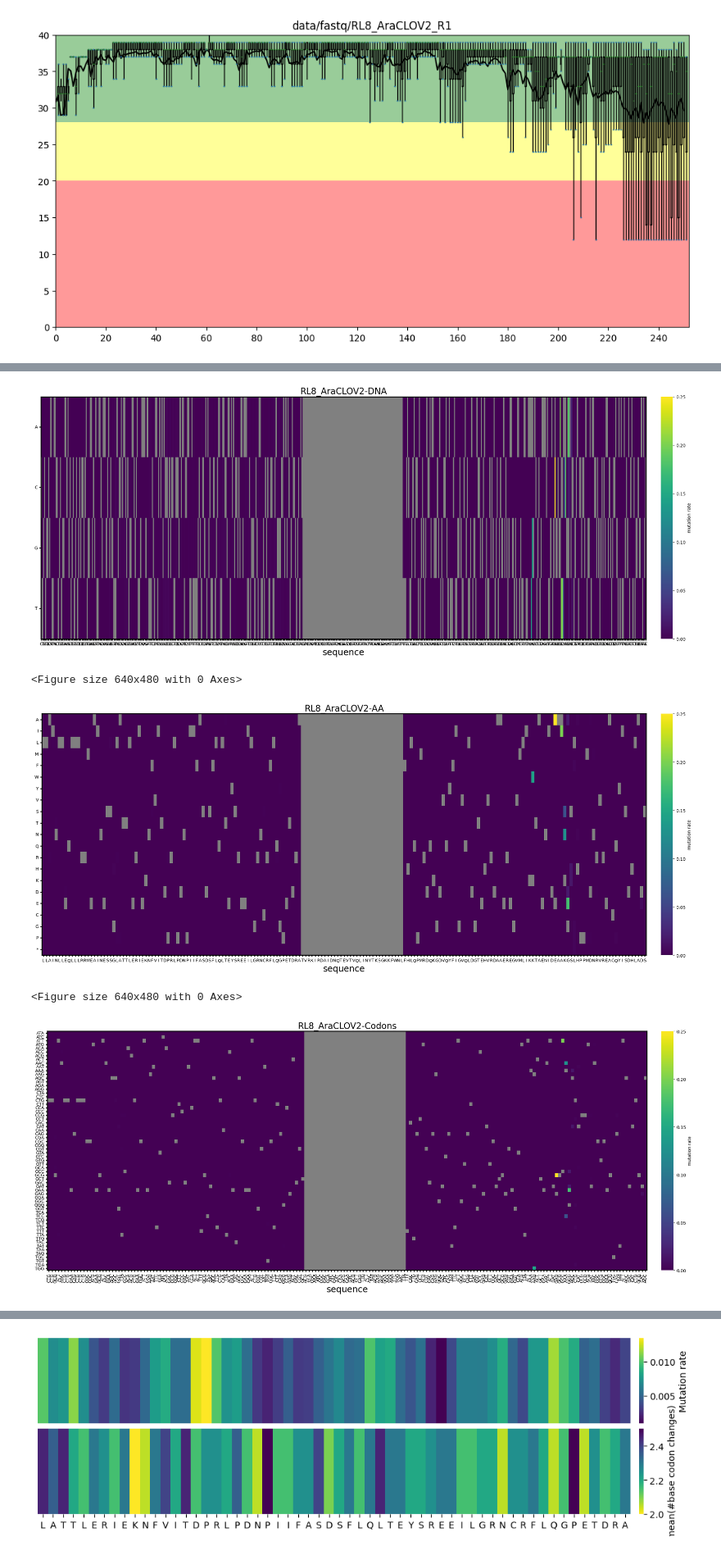
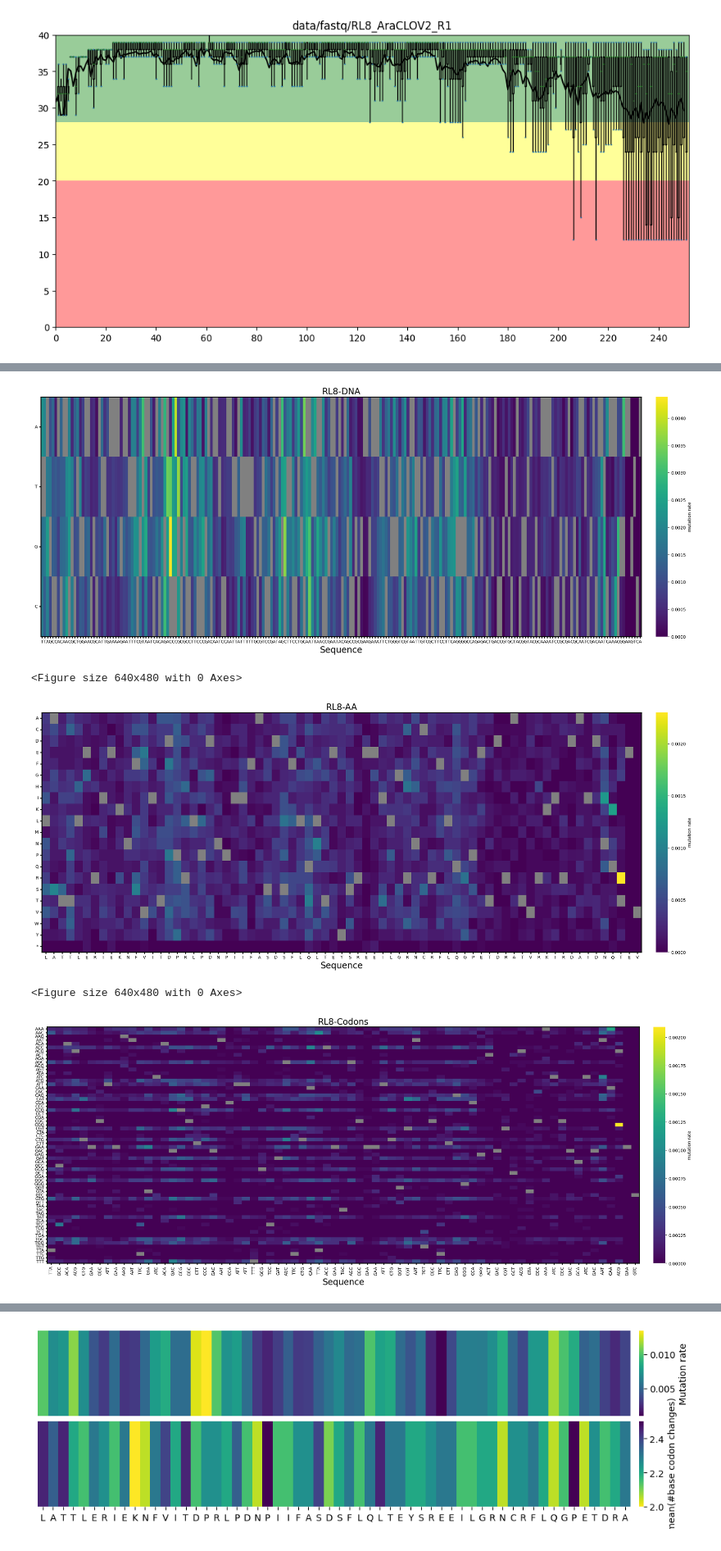
Before and after one commit to AliceHovsepyan/pogo_pance_draft, a Jupyter notebook: DMS_analysis.ipynb, the cells around one changed output, grey strips where cells are left out. Shown at 82% size. Cells and saved outputs as stored; diff of their text form; code cells hidden in the pictures.

```diff
--- a/DMS_analysis.ipynb
+++ b/DMS_analysis.ipynb
@@ -106,6 +107,6 @@ amplicon_DNA_seq = "CTGCTGGCGATTAACCTGCTGGAACAGCTGCTGCTGCGCCGCATGGAAGCGATTAACGAA
 amplicon_AA_seq = translate_dna2aa(amplicon_DNA_seq)
-catch_left = "AAGGA" # first of sequence added to catch left to make sure of starting before the triplet
-catch_right = "ATGAT" # last of sequence added to catch right to make sure of ending after the triplet
+catch_left = ""#"AAGGA" # first of sequence added to catch left to make sure of starting before the triplet
+catch_right = ""#"ATGAT" # last of sequence added to catch right to make sure of ending after the triplet
 
 genetic_code = {
   'ATA': 'I', 'ATC': 'I', 'ATT': 'I', 'ATG': 'M',
@@ -385,24 +376,28 @@ amplicon_DNA
 # %%
 ### set parameters
 base_dir = os.getcwd()
-variant = "RL8_AraCLOV2"
-name = "RL8_AraCLOV2"
+variant = "RL8"
+name = "RL8"
 n_mut_treshold = 10
 FigFolder =None# f"{base_dir}/output/{name}/R1"
-use_rev_read = True
+use_rev_read = False
 use_forward_read = True
 arbitrary_cutoff_a = False
 arbitrary_cutoff_b = False
-amplicon_AA =amplicon_AA_seq# translate_dna2aa(amplicon_DNA) #LOV#LOV#amplicon_AA_seq
-amplicon_DNA = amplicon_DNA_seq# amplicon_DNA_corrected #LOV_gene_corrected
+amplicon_AA =LOV#translate_dna2aa(amplicon_DNA_corrected) # translate_dna2aa(amplicon_DNA) #LOV#LOV#amplicon_AA_seq
+amplicon_DNA =LOV_gene_corrected# amplicon_DNA_corrected# amplicon_DNA_corrected #LOV_gene_corrected
 #LOV_gene_corrected #amplicon_DNA_seq
+catch_left=catch_left
+catch_right=catch_right
 
 
+a_seq, b_seq= read_sequences(variant = variant, arbitrary_cutoff_a = arbitrary_cutoff_a, arbitrary_cutoff_b = arbitrary_cutoff_b, catch_left=catch_left, catch_right=catch_right)
+a_seq, b_seq = read_filtering(a_seq, b_seq, ref = amplicon_DNA, catch_left=catch_left, catch_right=catch_right, n_mut_treshold = n_mut_treshold)
 # if not os.path.exists(FigFolder):
 #     os.makedirs(FigFolder)
 
 ## read sequences
-seq_variants = process_reads(ref_prot=amplicon_AA, ref_gene = amplicon_DNA, variants = [variant], use_rev_read=use_rev_read, use_forward_read=use_forward_read, arbitrary_cutoff_a=arbitrary_cutoff_a, arbitrary_cutoff_b=arbitrary_cutoff_b, n_mut_treshold = n_mut_treshold, filter_for_n_mut=True, catch_left= catch_left, catch_right=catch_right, codons = codons)
+seq_variants = process_reads(ref_prot=amplicon_AA, ref_gene = amplicon_DNA, variants = [variant], use_rev_read=use_rev_read, use_forward_read=use_forward_read, arbitrary_cutoff_a=arbitrary_cutoff_a, arbitrary_cutoff_b=arbitrary_cutoff_b, n_mut_treshold = n_mut_treshold, filter_for_n_mut=True, catch_left= catch_left, catch_right=catch_right)
 
 seq_variants["DNA"] = pd.DataFrame.from_dict(seq_variants[variant]["DNA"])
 if not use_forward_read or not use_rev_read:
@@ -422,3 +428 @@ total reverse reads after filtering 52854
 Done: RL8_AraCLOV2
-# %%
-seq_variants["DNA"] = pd.DataFrame.from_dict(seq_variants[variant]["DNA"])
@@ -581,24 +534,23 @@ DNA_relative
 # %%
 ## plot mutation enrichment on DNA, AA and Codon level
-DNA_relative = seq_variants['DNA']/seq_variants['DNA'].sum()
-if not use_forward_read:
-    DNA_relative.dropna(axis = 1, inplace=True)
-plot_mutation_enrichment(DNA_relative, name =  f'{name}-DNA', reverse= not use_forward_read, data_type = "DNA", ref_seq=amplicon_DNA, fig_folder=FigFolder)
+FigFolder = None
+DNA_counts, DNA_relative = mask_ref_in_variants_df(seq_variants["DNA"], amplicon_DNA,data_type="DNA", reverse = not use_forward_read)
+# if not use_forward_read:
+#     DNA_relative.dropna(axis = 1, inplace=True)
+plot_mutation_enrichment(variants_df=DNA_relative, samplename =  f'{name}-DNA', data_type = "DNA", ref_seq=amplicon_DNA[:DNA_relative.shape[1]], FigFolder=FigFolder)
 
-AA_relative = seq_variants['AA']/seq_variants['AA'].sum()
-if not use_forward_read:
-    AA_relative.dropna(axis = 1, inplace=True)
-plot_mutation_enrichment(AA_relative, f'{name}-AA',ref_seq=amplicon_AA,data_type = "AA", reverse = not use_forward_read, fig_folder=FigFolder)
+AA_counts, AA_relative = mask_ref_in_variants_df(seq_variants["AA"], amplicon_AA,data_type="AA", reverse = not use_forward_read)
+plot_mutation_enrichment(variants_df=AA_relative, samplename=f'{name}-AA',ref_seq=amplicon_AA[:AA_relative.shape[1]],data_type = "AA", FigFolder=FigFolder)
 
-Codons_relative = seq_variants['Codons']/seq_variants['Codons'].sum()
-if not use_forward_read:
-    Codons_relative.dropna(axis = 1, inplace=True)
-plot_mutation_enrichment(Codons_relative, f'{name}-Codons',ref_seq=amplicon_DNA,data_type = "Codons", reverse = not use_forward_read, fig_folder=FigFolder)
+Codons_counts, Codons_relative = mask_ref_in_variants_df(seq_variants["Codons"], amplicon_DNA,data_type="Codons", reverse = not use_forward_read)
+# if not use_forward_read:
+#     Codons_relative.dropna(axis = 1, inplace=True)
+plot_mutation_enrichment(variants_df=Codons_relative, samplename=f'{name}-Codons',ref_seq=amplicon_DNA[:DNA_relative.shape[1]],data_type = "Codons",  FigFolder=FigFolder)
 # %% [output]
-[figure, old version]
+[figure, new version]
 <Figure size 640x480 with 0 Axes>
-[figure, old version]
+[figure, new version]
 <Figure size 640x480 with 0 Axes>
-[figure, old version]
+[figure, new version]
 # %%
 ## mut rates per position for LOV2 sequence of R1
```
Also changed, not shown: parts of 37 cells of this notebook, 3 other files.
